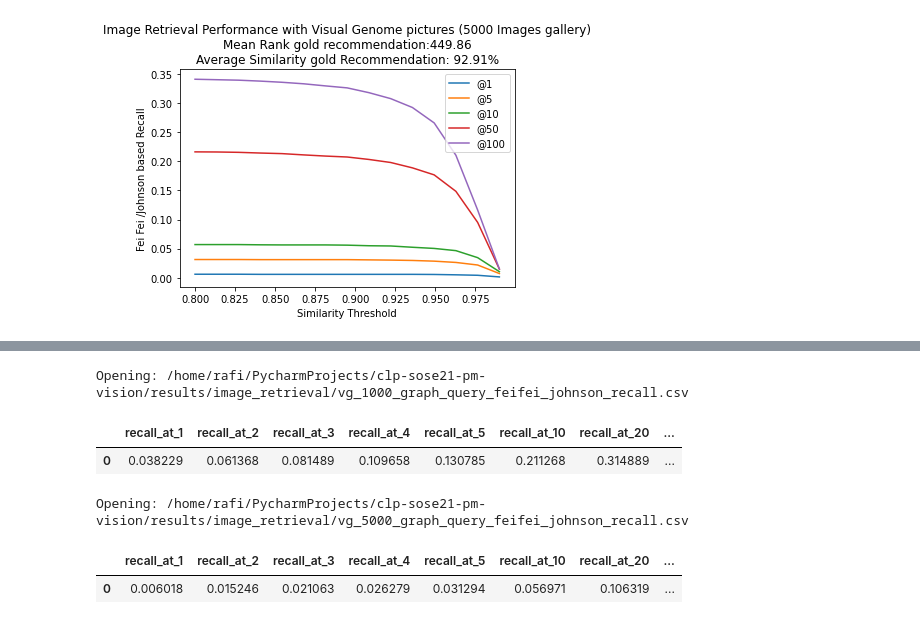
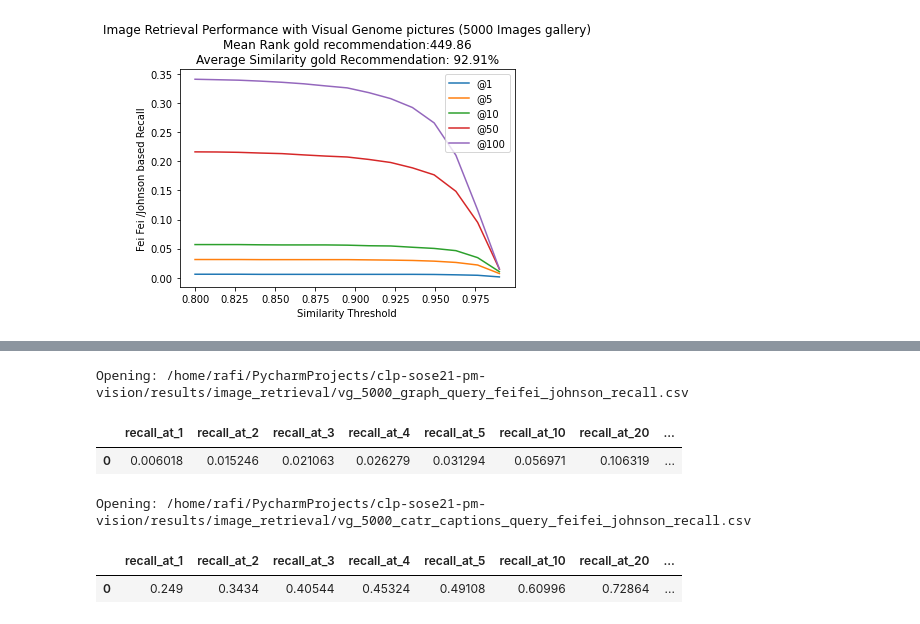
Before and after one commit to compling-potsdam/clp-sose21-pm-vision, a Jupyter notebook: avatar_sgg/notebooks/plot_metrics.ipynb, the cells around one changed output, grey strips where cells are left out. Cells and saved outputs as stored; diff of their text form; code cells hidden in the pictures.

```diff
--- a/avatar_sgg/notebooks/plot_metrics.ipynb
+++ b/avatar_sgg/notebooks/plot_metrics.ipynb
@@ -210,12 +239,3 @@ While the results differs, the mean rank values are on the same scale. I suspect
-# %%
-q = vg_graph_query(1000)
-file_name = eval_name(q, fei_fei_recall)
-df = read_frame(file_name)
-df.head(1)
-# %% [output]
-Opening: /home/rafi/PycharmProjects/clp-sose21-pm-vision/results/image_retrieval/vg_1000_graph_query_feifei_johnson_recall.csv
-|  | recall_at_1 | recall_at_2 | recall_at_3 | recall_at_4 | recall_at_5 | recall_at_10 | recall_at_20 | ... |
-| 0 | 0.038229 | 0.061368 | 0.081489 | 0.109658 | 0.130785 | 0.211268 | 0.314889 | ... |
 # %%
 q = vg_graph_query(5000)
 file_name = eval_name(q, fei_fei_recall)
@@ -225,3 +245,12 @@ df.head(1)
 Opening: /home/rafi/PycharmProjects/clp-sose21-pm-vision/results/image_retrieval/vg_5000_graph_query_feifei_johnson_recall.csv
 |  | recall_at_1 | recall_at_2 | recall_at_3 | recall_at_4 | recall_at_5 | recall_at_10 | recall_at_20 | ... |
 | 0 | 0.006018 | 0.015246 | 0.021063 | 0.026279 | 0.031294 | 0.056971 | 0.106319 | ... |
+# %%
+q = vg_graph_query(5000)
+file_name = eval_name(q, fei_fei_recall)
+df = read_frame(file_name)
+df.head(1)
+# %% [output]
+Opening: /home/rafi/PycharmProjects/clp-sose21-pm-vision/results/image_retrieval/vg_5000_catr_captions_query_feifei_johnson_recall.csv
+|  | recall_at_1 | recall_at_2 | recall_at_3 | recall_at_4 | recall_at_5 | recall_at_10 | recall_at_20 | ... |
+| 0 | 0.249 | 0.3434 | 0.40544 | 0.45324 | 0.49108 | 0.60996 | 0.72864 | ... |
```
Also changed, not shown: parts of 1 cell of this notebook.
